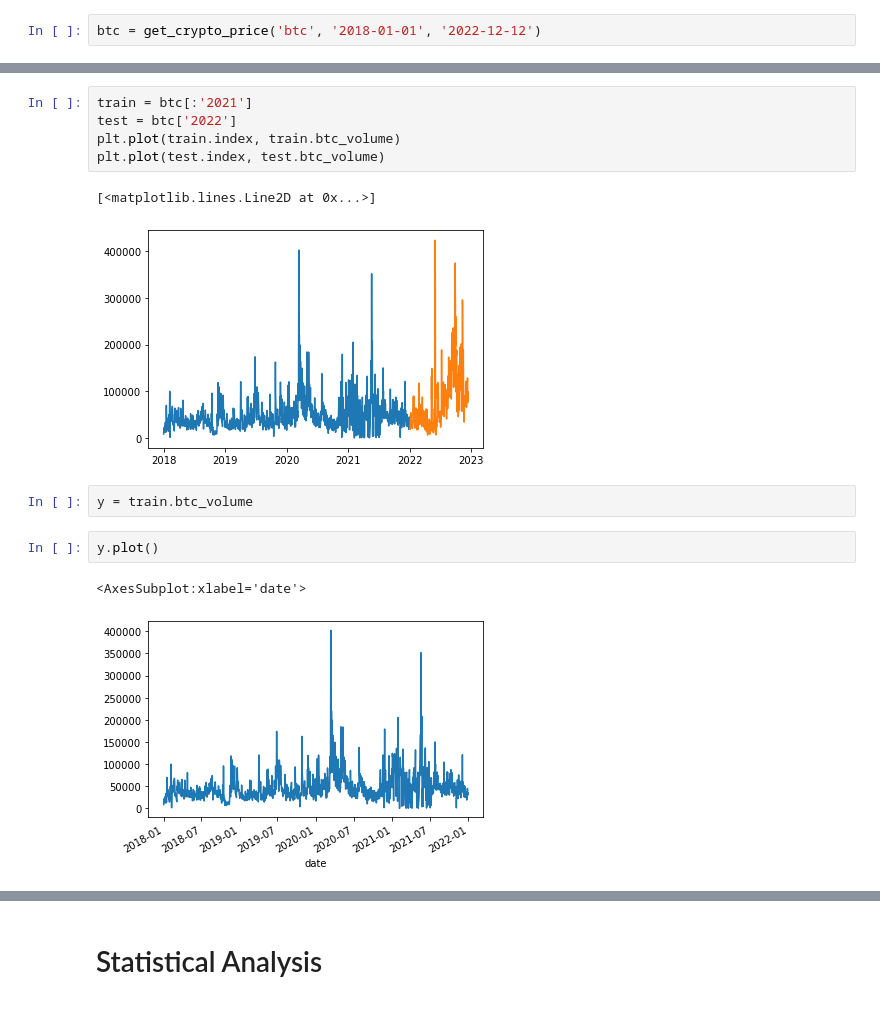
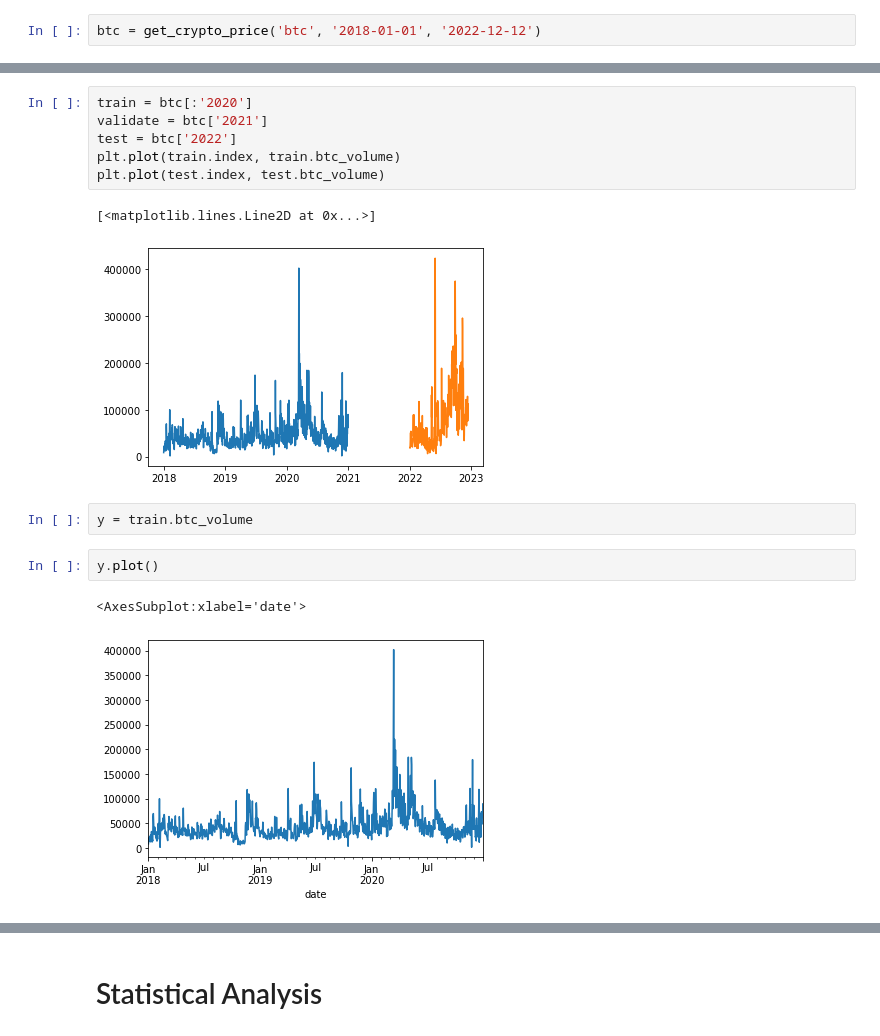
Before and after one commit to Michael-Austin-Mesa/personal-project, a Jupyter notebook: explore.ipynb, the cells around one changed output, grey strips where cells are left out. Drawn from its saved outputs; the diff is of its cells as text.

```diff
--- a/explore.ipynb
+++ b/explore.ipynb
@@ -37,19 +37,20 @@ btc
 1768 rows × 5 columns
 # %%
-train = btc[:'2021']
+train = btc[:'2020']
+validate = btc['2021']
 test = btc['2022']
 plt.plot(train.index, train.btc_volume)
 plt.plot(test.index, test.btc_volume)
 # %% [output]
 [<matplotlib.lines.Line2D at 0x...>]
-[figure, old version]
+[figure, new version]
 # %%
 y = train.btc_volume
 # %%
 y.plot()
 # %% [output]
 <AxesSubplot:xlabel='date'>
-[figure, old version]
+[figure, new version]
 # %%
 y.groupby([y.index.year, y.index.month]).mean().unstack(0).plot()
 # %% [output]
```
Also changed, not shown: parts of 10 cells of this notebook.
